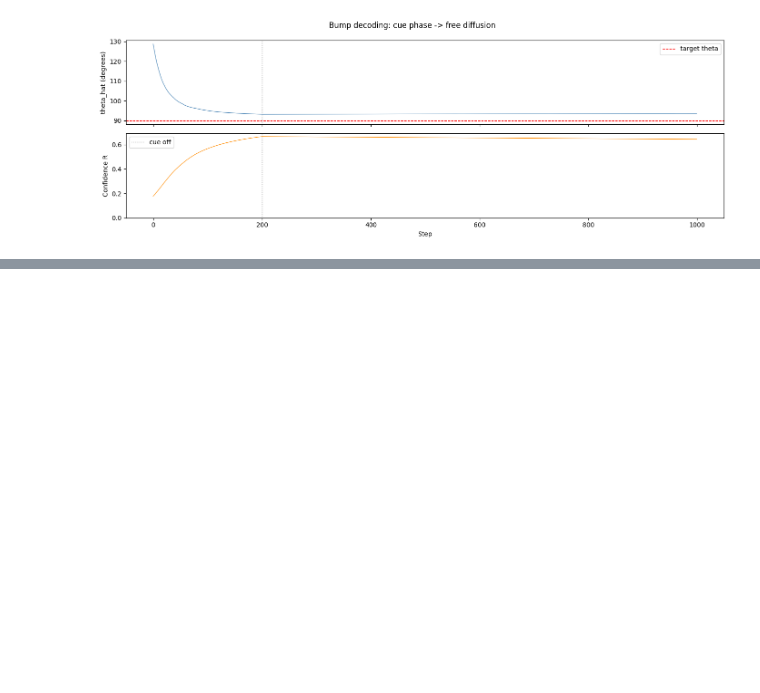
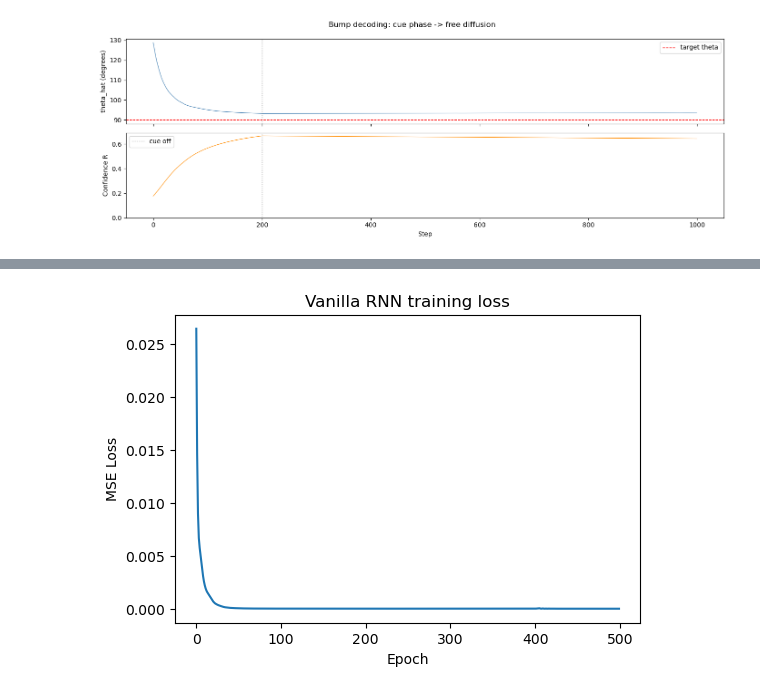
Before and after one commit to yotam180/ring-attractor-project, a Jupyter notebook: notebooks/02_spike_collection.ipynb, the cells around one changed output, grey strips where cells are left out. Saved outputs shown, nothing was run; the diff lists cells and outputs as text; code cells hidden in the pictures; blank space fills up the shorter version.

```diff
--- a/notebooks/02_spike_collection.ipynb
+++ b/notebooks/02_spike_collection.ipynb
@@ -278,0 +374,5 @@ NameError: name 'T_BIN' is not defined
+# %%
+loss_fn = torch.nn.MSELoss()
+loss = loss_fn(y_hat, y_target)
+
+print("initial loss:", loss.item())
@@ -278,0 +381,31 @@ NameError: name 'T_BIN' is not defined
+# %%
+import torch.nn as nn
+import torch.optim as optim
+
+model = VanillaRateRNN(
+    input_dim=100,
+    hidden_dim=100,
+    output_dim=100,
+    alpha=0.1
+)
+
+loss_fn = nn.MSELoss()
+optimizer = optim.Adam(model.parameters(), lr=1e-3)
+
+n_epochs = 500
+
+loss_history = []
+
+for epoch in range(n_epochs):
+    optimizer.zero_grad()
+
+    y_hat, h_all = model(x)
+    loss = loss_fn(y_hat, y_target)
+
+    loss.backward()
+    optimizer.step()
+
+    loss_history.append(loss.item())
+
+    if epoch % 50 == 0:
+        print(f"epoch {epoch}: loss = {loss.item():.6f}")
@@ -278,0 +423,11 @@ NameError: name 'T_BIN' is not defined
+# %%
+import matplotlib.pyplot as plt
+
+plt.figure(figsize=(6,4))
+plt.plot(loss_history)
+plt.xlabel("Epoch")
+plt.ylabel("MSE Loss")
+plt.title("Vanilla RNN training loss")
+plt.show()
+# %% [output]
+[figure, added]
```
Also changed, not shown: parts of 21 cells of this notebook.
